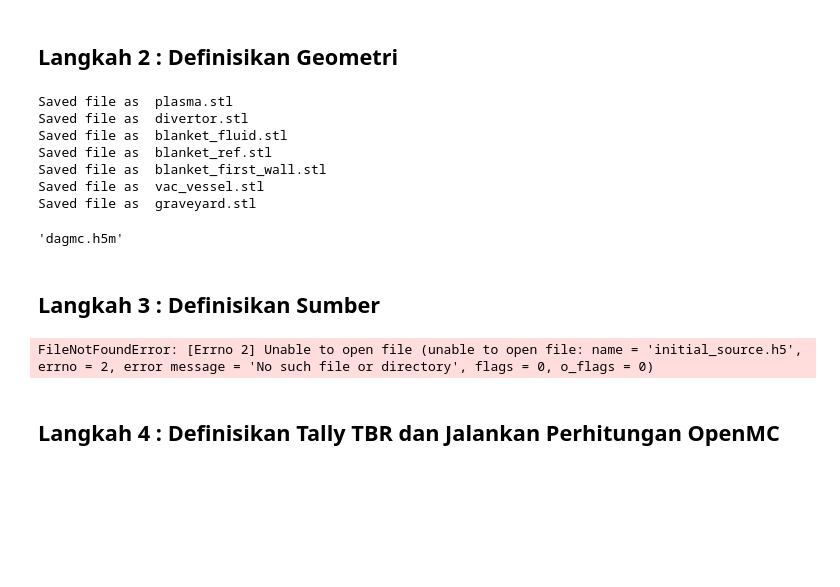
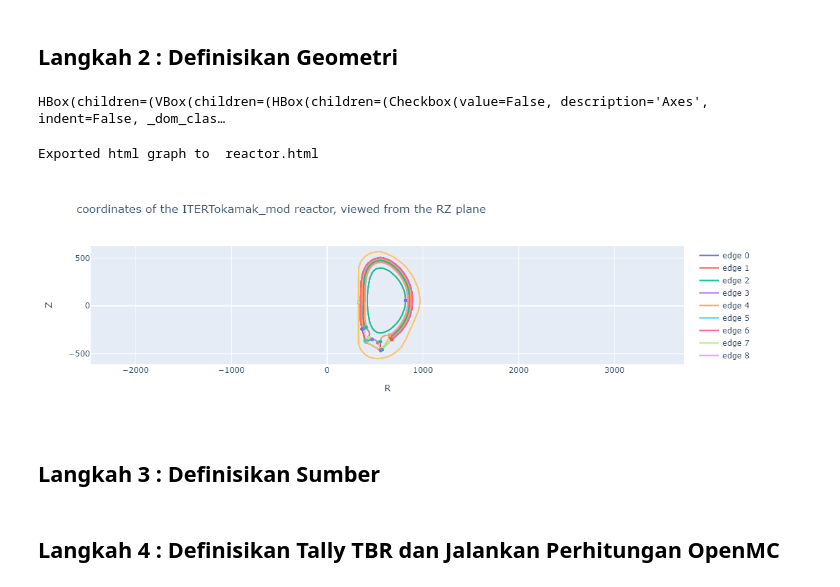
Before and after one commit to husni-zuhdi/husni-undergrad-thesis, a Jupyter notebook: jupyter-notebooks/1-calculate-tbr/1_Calculate_TBR.ipynb, the cells around one changed output. Saved outputs shown, nothing was run; the diff lists cells and outputs as text; code cells hidden in the pictures; blank space fills up the shorter version.

```diff
--- a/jupyter-notebooks/1-calculate-tbr/1_Calculate_TBR.ipynb
+++ b/jupyter-notebooks/1-calculate-tbr/1_Calculate_TBR.ipynb
@@ -461,18 +475,16 @@ class ITERTokamak_mod(paramak.Reactor):
         return shapes_and_components
 # %%
 # Test Geometry
-mod_ratio = 0.
-my_reactor_test = ITERTokamak_mod(360, mod_ratio)
-my_reactor_test.export_h5m(include_plasma=True)
-# my_reactor_test.show()
+mod_ratio = 0.3
+my_reactor_test = ITERTokamak_mod(180, mod_ratio)
+# my_reactor_test.export_h5m(include_plasma=True)
+my_reactor_test.show()
 # %% [output]
-Saved file as  plasma.stl
-Saved file as  divertor.stl
-Saved file as  blanket_fluid.stl
-Saved file as  blanket_ref.stl
-Saved file as  blanket_first_wall.stl
-Saved file as  vac_vessel.stl
-Saved file as  graveyard.stl
+HBox(children=(VBox(children=(HBox(children=(Checkbox(value=False, description='Axes', indent=False, _dom_clas…
-'dagmc.h5m'
+# %%
+my_reactor_test.export_html()
+# %% [output]
+Exported html graph to  reactor.html
+[figure, added]
 # %% [markdown]
 ## Langkah 3 : Definisikan Sumber
@@ -489,9 +519,4 @@ source.energy = openmc.stats.Discrete([14.08e6], [1.0]) # sets the discrite ener
 source.particle = 'neutron'
-# %%
-create_inital_particles(source)
-plot_postion_from_initial_source()
-# %% [output]
-FileNotFoundError: [Errno 2] Unable to open file (unable to open file: name = 'initial_source.h5', errno = 2, error message = 'No such file or directory', flags = 0, o_flags = 0)
 # %% [markdown]
 ## Langkah 4 : Definisikan Tally TBR dan Jalankan Perhitungan OpenMC
 # %%
```
Also changed, not shown: parts of 11 cells of this notebook, 4 other files.
